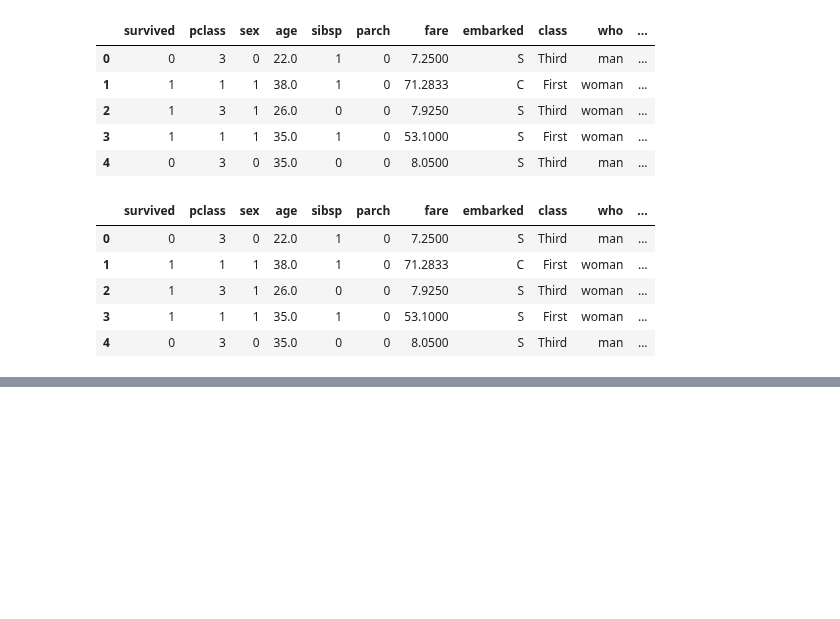
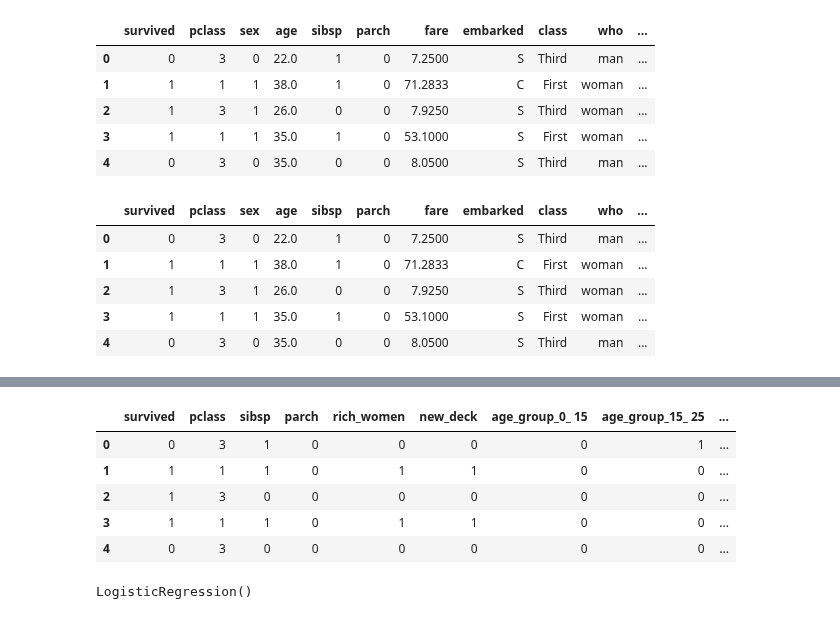
Before and after one commit to honghanhh/py40a12l2, a Jupyter notebook: lectures/lecture4/Trang_titanic.ipynb, the cells around one changed output, grey strips where cells are left out. Cells and saved outputs as stored; diff of their text form; code cells hidden in the pictures; blank space fills up the shorter version.

```diff
--- a/lectures/lecture4/Trang_titanic.ipynb
+++ b/lectures/lecture4/Trang_titanic.ipynb
@@ -510,0 +558,13 @@ AttributeError: 'DataFrame' object has no attribute 'age_group'
+# %%
+titanic_new=titanic_new.drop(columns= ['sex','age','fare','embarked', 'class',
+                           'who', 'adult_male', 'deck', 'embark_town','alive','alone'])
+# %%
+titanic_new = titanic_new.drop(columns=['age_group'])
+titanic_new.head(5)
+# %% [output]
+|  | survived | pclass | sibsp | parch | rich_women | new_deck | age_group_0_ 15 | age_group_15_ 25 | ... |
+| 0 | 0 | 3 | 1 | 0 | 0 | 0 | 0 | 1 | ... |
+| 1 | 1 | 1 | 1 | 0 | 1 | 1 | 0 | 0 | ... |
+| 2 | 1 | 3 | 0 | 0 | 0 | 0 | 0 | 0 | ... |
+| 3 | 1 | 1 | 1 | 0 | 1 | 1 | 0 | 0 | ... |
+| 4 | 0 | 3 | 0 | 0 | 0 | 0 | 0 | 0 | ... |
@@ -510,0 +579,4 @@ AttributeError: 'DataFrame' object has no attribute 'age_group'
+# %%
+clf.fit(x_train,y_train)
+# %% [output]
+LogisticRegression()
```
Also changed, not shown: parts of 35 cells of this notebook, 7 other files.
